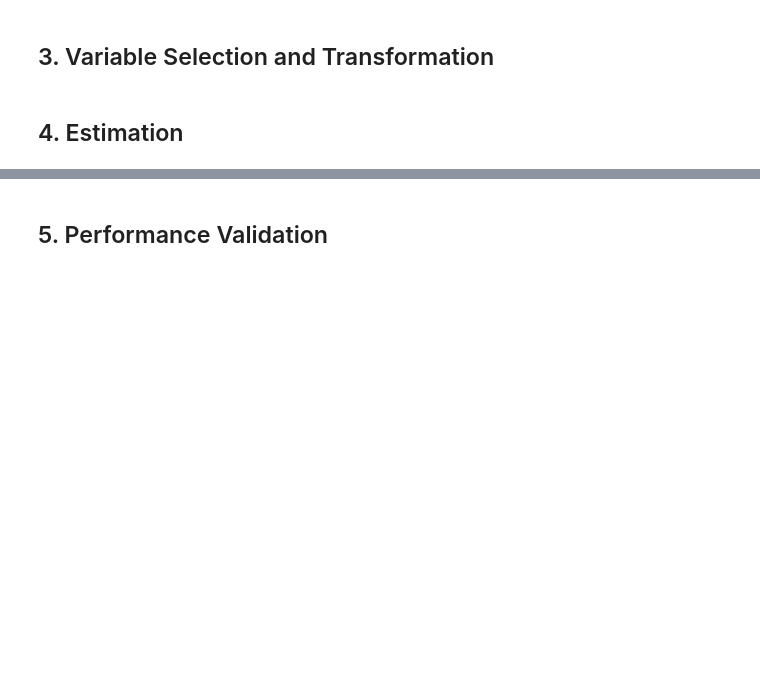
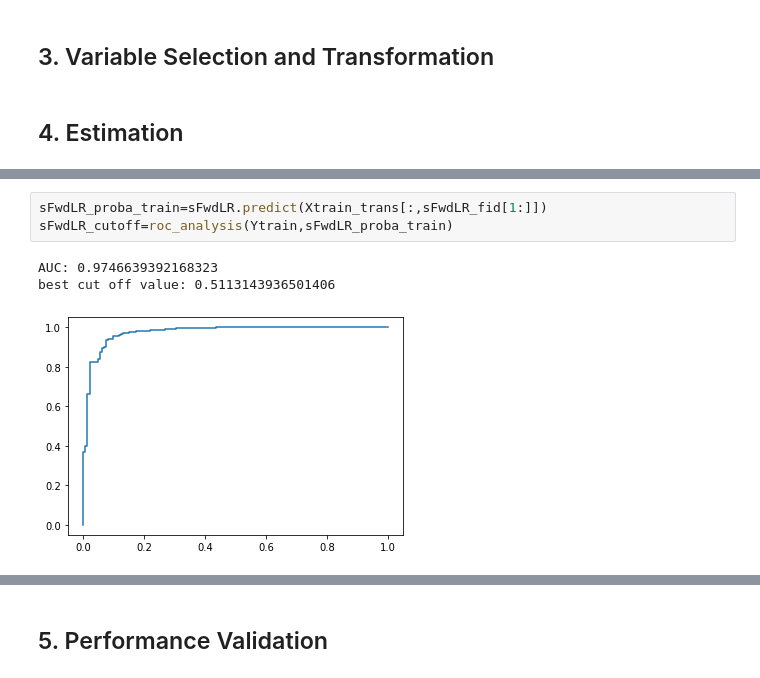
Before and after one commit to Clarence1027/quantitative-credit-scoring-model, a Jupyter notebook: report.ipynb, the cells around one changed output, grey strips where cells are left out. Saved outputs shown, nothing was run; the diff lists cells and outputs as text; blank space fills up the shorter version.

```diff
--- a/report.ipynb
+++ b/report.ipynb
@@ -92,0 +194,7 @@ array([[<AxesSubplot:title={'center':'V2'}>,
+# %%
+sFwdLR_proba_train=sFwdLR.predict(Xtrain_trans[:,sFwdLR_fid[1:]])
+sFwdLR_cutoff=roc_analysis(Ytrain,sFwdLR_proba_train)
+# %% [output]
+AUC: 0.9746639392168323
+best cut off value: 0.5113143936501406
+[figure, added]
```
Also changed, not shown: parts of 36 cells of this notebook, 1 other file.
